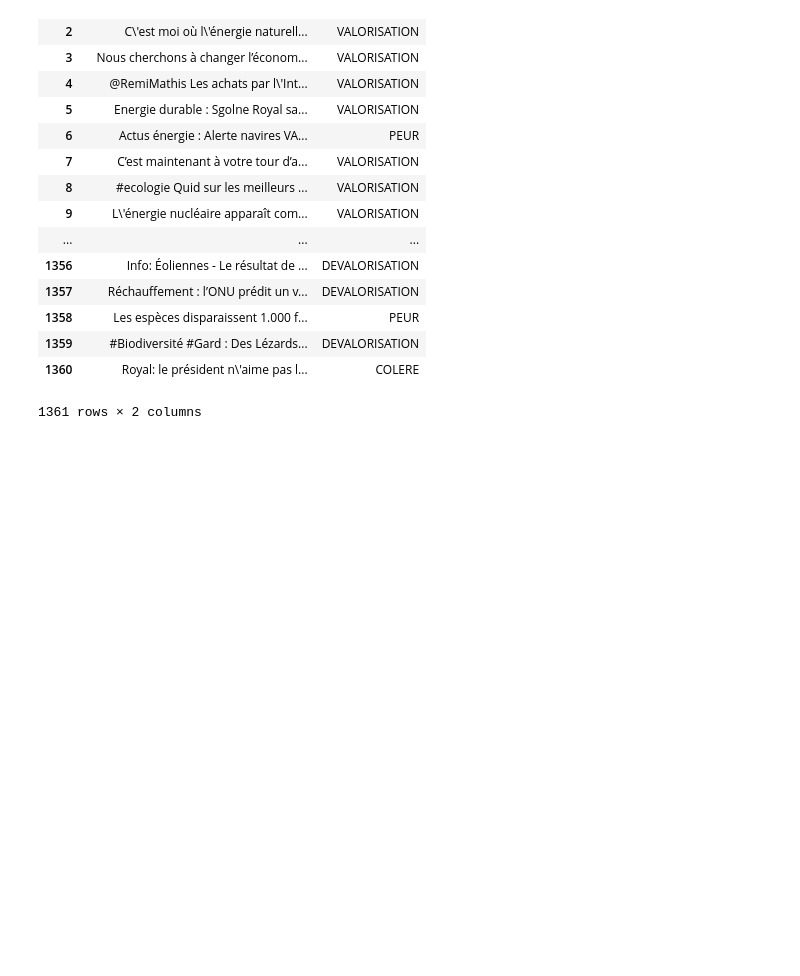
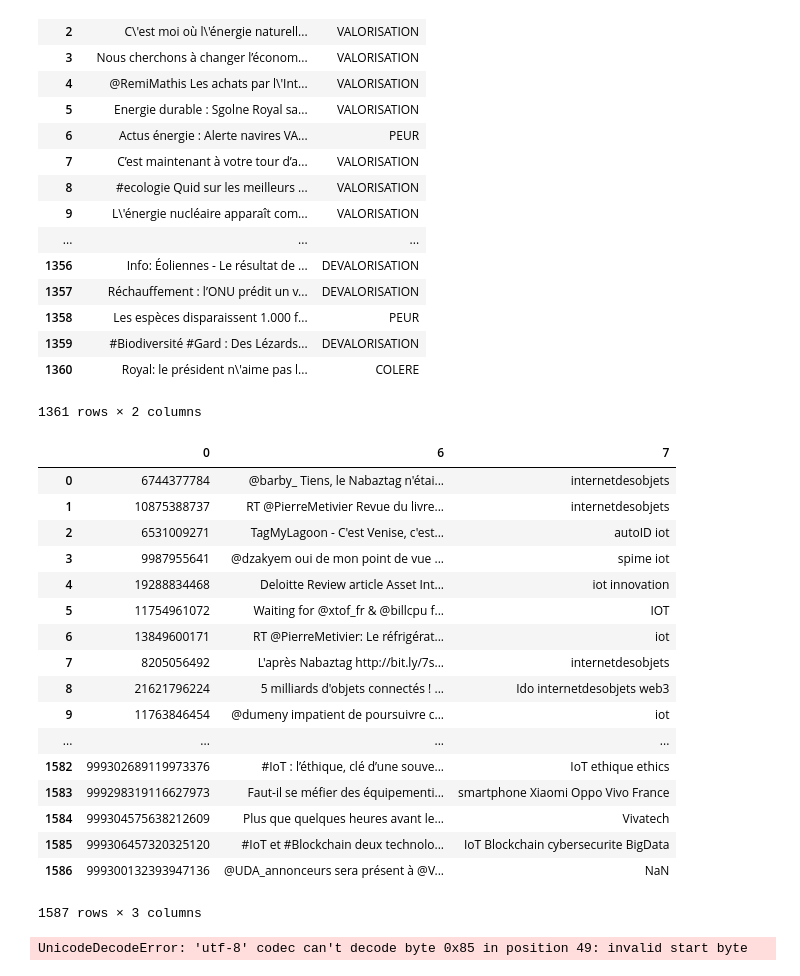
Before and after one commit to masterdcups/sentiment-analysis, a Jupyter notebook: loading_data.ipynb, the cells around one changed output. Drawn from its saved outputs; the diff is of its cells as text; code cells hidden in the pictures; blank space fills up the shorter version.

```diff
--- a/loading_data.ipynb
+++ b/loading_data.ipynb
@@ -127,3 +127,28 @@ dff.to_pickle('data/final/NotIot_FR_tweets_test.p')
 | 1359 | #Biodiversité #Gard : Des Lézards... | DEVALORISATION |
 | 1360 | Royal: le président n\'aime pas l... | COLERE |
 1361 rows × 2 columns
+# %%
+csv_file = "data/french_iot_tweets.csv"
+df = pd.read_csv(csv_file, header=None)
+df = df.iloc[:,[0,6,7]]
+df.rename(index=str, columns={6: "a", 7: "c"})
+df
+# %% [output]
+|  | 0 | 6 | 7 |
+| 0 | 6744377784 | @barby_ Tiens, le Nabaztag n'étai... | internetdesobjets |
+| 1 | 10875388737 | RT @PierreMetivier Revue du livre... | internetdesobjets |
+| 2 | 6531009271 | TagMyLagoon - C'est Venise, c'est... | autoID iot |
+| 3 | 9987955641 | @dzakyem oui de mon point de vue ... | spime iot |
+| 4 | 19288834468 | Deloitte Review article Asset Int... | iot innovation |
+| 5 | 11754961072 | Waiting for @xtof_fr & @billcpu f... | IOT |
+| 6 | 13849600171 | RT @PierreMetivier: Le réfrigérat... | iot |
+| 7 | 8205056492 | L'après Nabaztag http://bit.ly/7s... | internetdesobjets |
+| 8 | 21621796224 | 5 milliards d'objets connectés ! ... | Ido internetdesobjets web3 |
+| 9 | 11763846454 | @dumeny impatient de poursuivre c... | iot |
+| ... | ... | ... | ... |
+| 1582 | 999302689119973376 | #IoT : l’éthique, clé d’une souve... | IoT ethique ethics |
+| 1583 | 999298319116627973 | Faut-il se méfier des équipementi... | smartphone Xiaomi Oppo Vivo France |
+| 1584 | 999304575638212609 | Plus que quelques heures avant le... | Vivatech |
+| 1585 | 999306457320325120 | #IoT et #Blockchain deux technolo... | IoT Blockchain cybersecurite BigData |
+| 1586 | 999300132393947136 | @UDA_annonceurs sera présent à @V... | NaN |
+1587 rows × 3 columns
@@ -129,0 +157,6 @@ dff.to_pickle('data/final/NotIot_FR_tweets_test.p')
+# %%
+csv_file = "../code_news/news_en.csv"
+df = pd.read_csv(csv_file, header=None, encoding='utf-8')
+df
+# %% [output]
+UnicodeDecodeError: 'utf-8' codec can't decode byte 0x85 in position 49: invalid start byte
```
Also changed, not shown: parts of 2 cells of this notebook, 6 other files.
